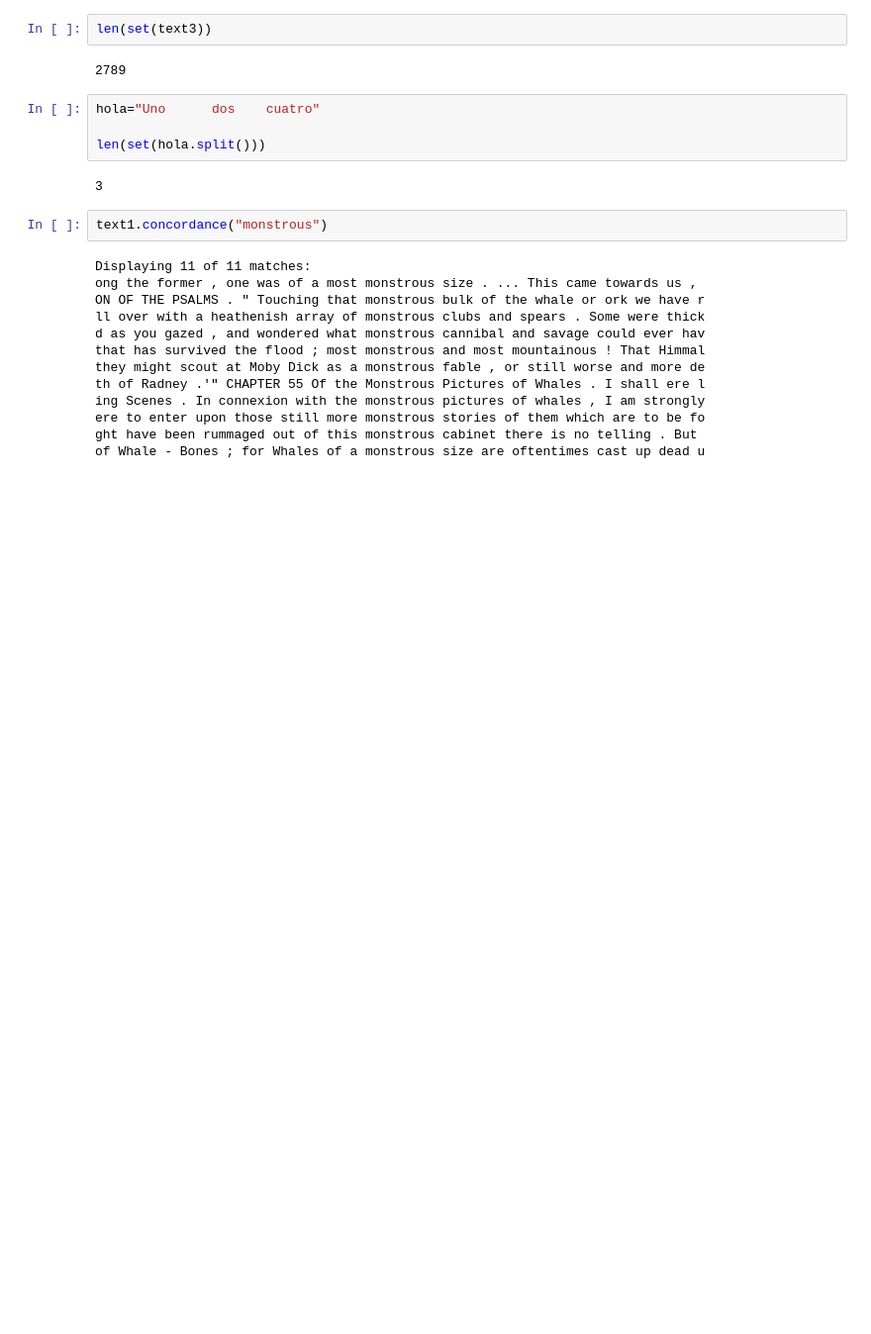
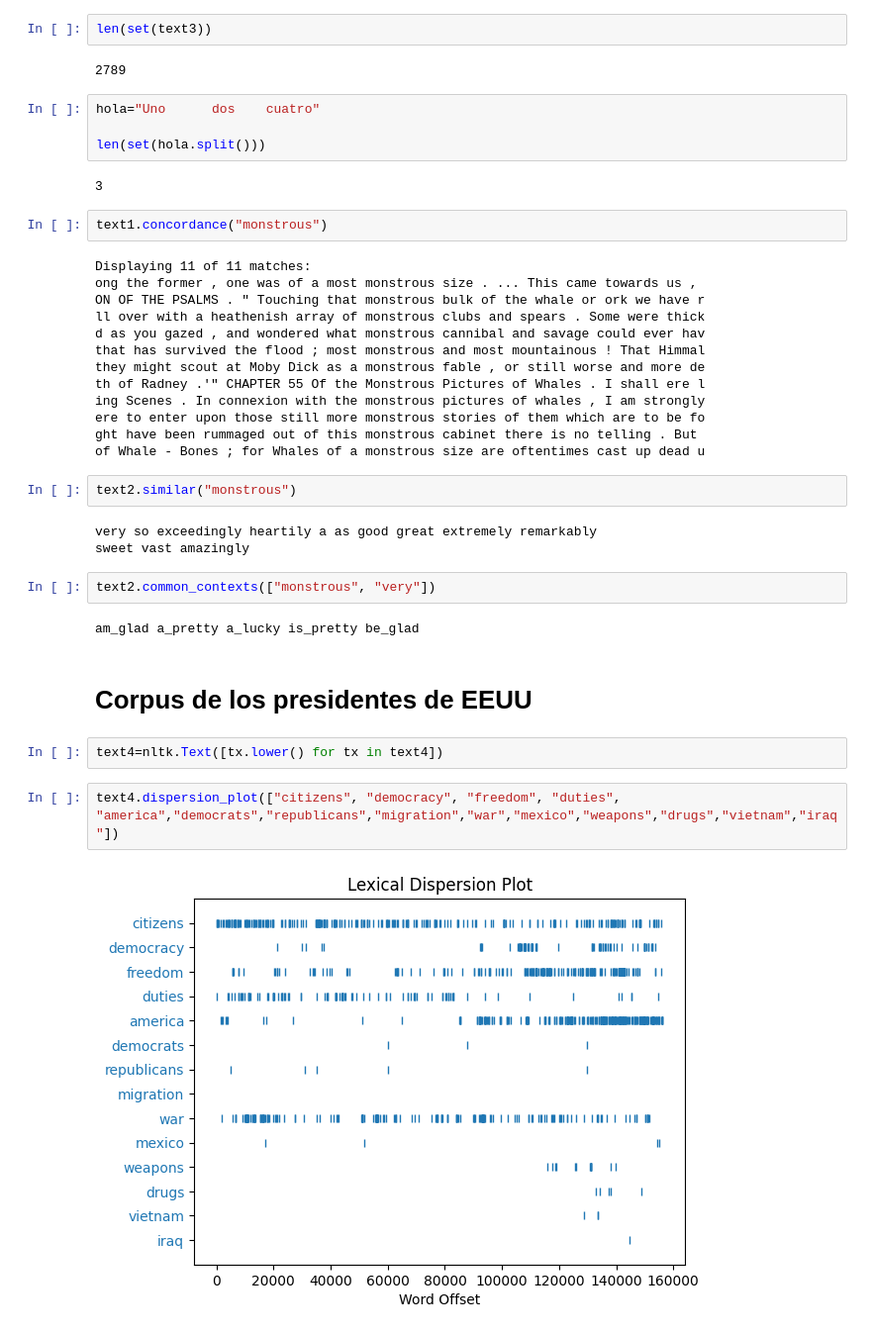
Before and after one commit to Seikened/semestre_v, a Jupyter notebook: procesamiento_lenguaje/clase_1.ipynb, the cells around one changed output. Shown at 99% size. Cells and saved outputs as stored; diff of their text form; blank space fills up the shorter version.

```diff
--- a/procesamiento_lenguaje/clase_1.ipynb
+++ b/procesamiento_lenguaje/clase_1.ipynb
@@ -52,3 +72,20 @@ ing Scenes . In connexion with the monstrous pictures of whales , I am strongly
 ere to enter upon those still more monstrous stories of them which are to be fo
 ght have been rummaged out of this monstrous cabinet there is no telling . But
 of Whale - Bones ; for Whales of a monstrous size are oftentimes cast up dead u
+# %%
+text2.similar("monstrous")
+# %% [output]
+very so exceedingly heartily a as good great extremely remarkably
+sweet vast amazingly
+# %%
+text2.common_contexts(["monstrous", "very"])
+# %% [output]
+am_glad a_pretty a_lucky is_pretty be_glad
+# %% [markdown]
+# Corpus de los presidentes de EEUU
+# %%
+text4=nltk.Text([tx.lower() for tx in text4])
+# %%
+text4.dispersion_plot(["citizens", "democracy", "freedom", "duties", "america","democrats","republicans","migration","war","mexico","weapons","drugs","vietnam","iraq"])
+# %% [output]
+[figure, added]
```
Also changed, not shown: parts of 5 cells of this notebook.
